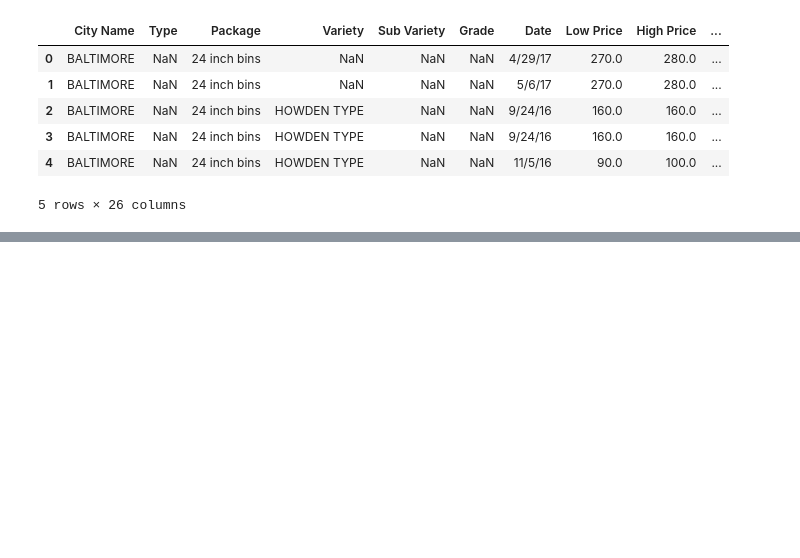
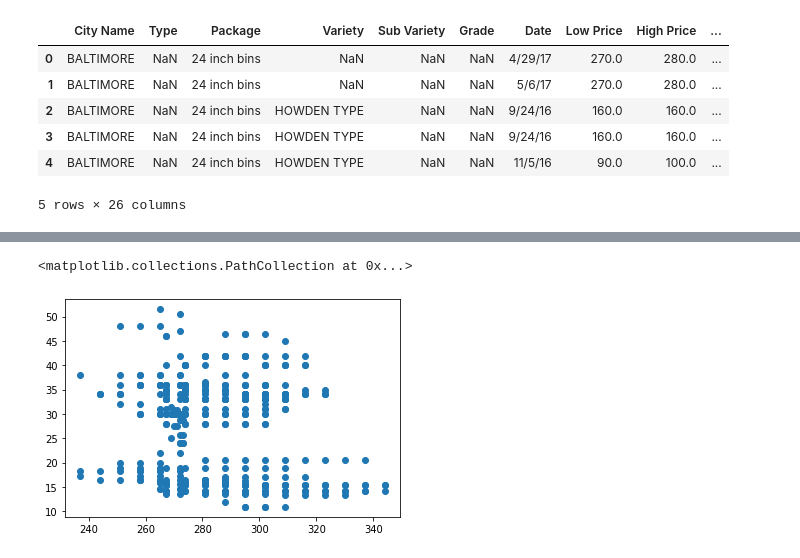
Before and after one commit to mhmahmuud/ArewaDs_Machine_Learning_Assignment, a Jupyter notebook: weekly_four/notebook.ipynb, the cells around one changed output, grey strips where cells are left out. Cells and saved outputs as stored; diff of their text form; code cells hidden in the pictures; blank space fills up the shorter version.

```diff
--- a/weekly_four/notebook.ipynb
+++ b/weekly_four/notebook.ipynb
@@ -136,0 +67,6 @@ print(auc)
+# %%
+
+plt.scatter('DayOfYear','Price',data=new_pumpkins)
+# %% [output]
+<matplotlib.collections.PathCollection at 0x...>
+[figure, added]
```
Also changed, not shown: parts of 32 cells of this notebook.
